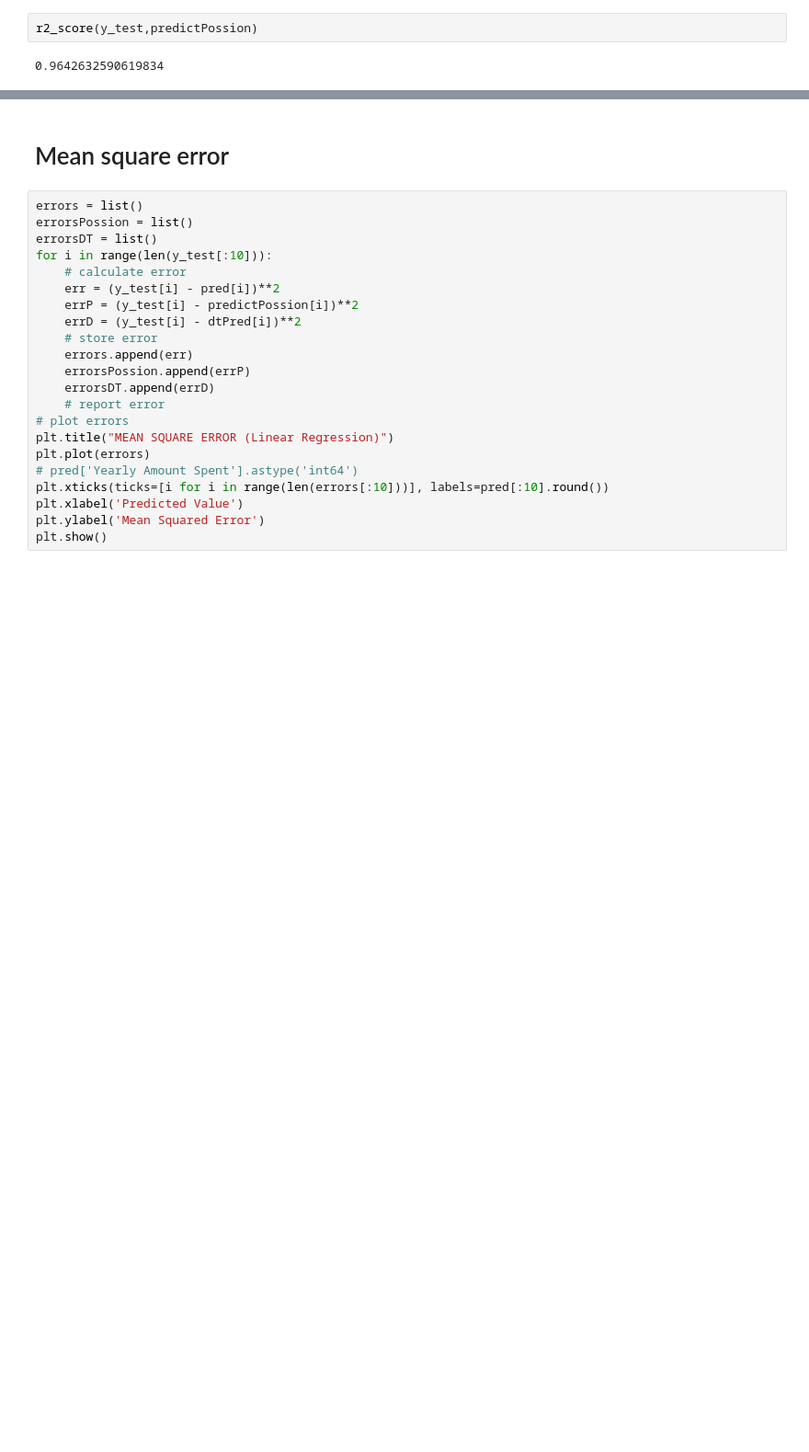
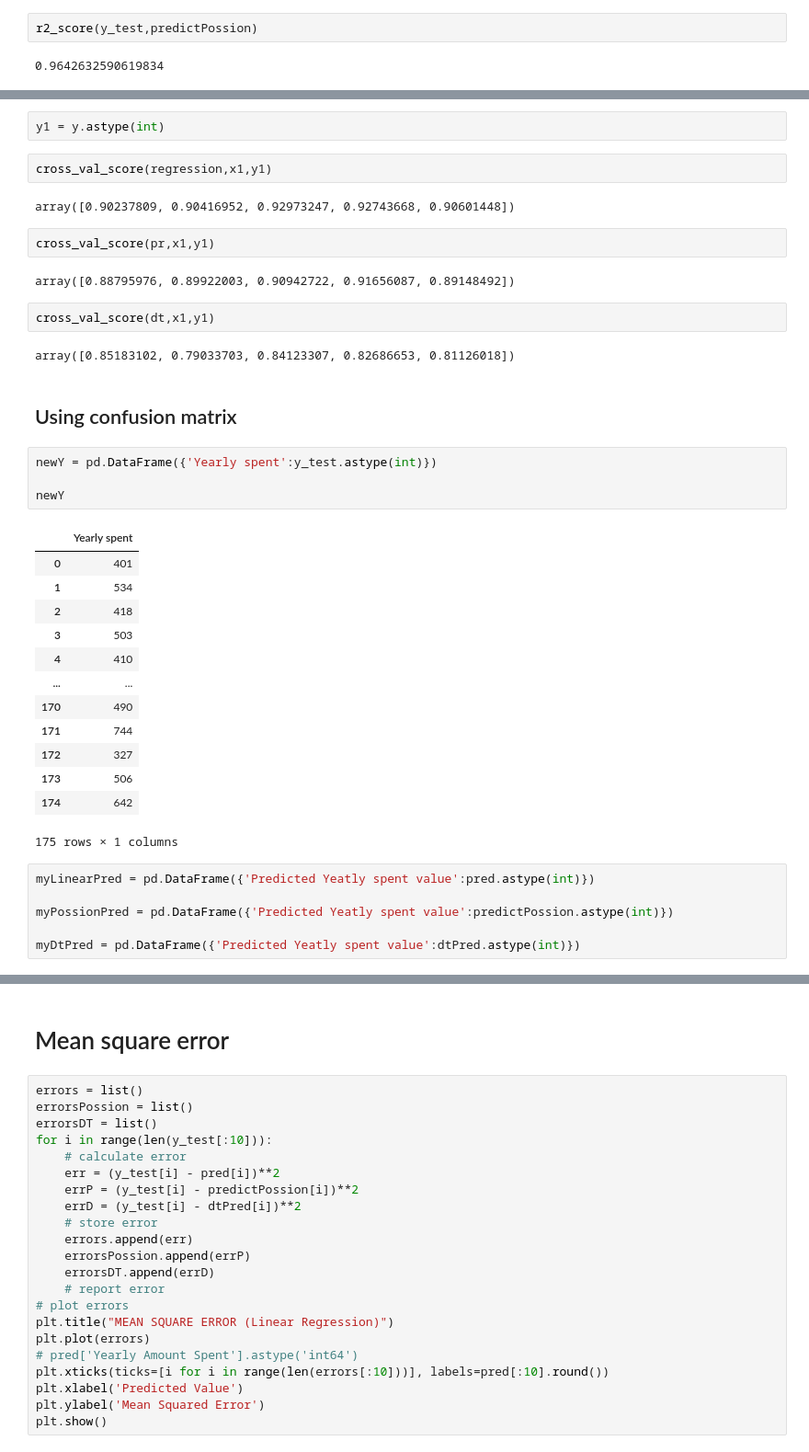
Before and after one commit to siddh34/DSML-Project, a Jupyter notebook: analysis.ipynb, the cells around one changed output, grey strips where cells are left out. Shown at 92% size. Cells and saved outputs as stored; diff of their text form; blank space fills up the shorter version.

```diff
--- a/analysis.ipynb
+++ b/analysis.ipynb
@@ -341,0 +348,40 @@ r2_score(y_test,dtPred)
+# %%
+y1 = y.astype(int)
+# %%
+cross_val_score(regression,x1,y1)
+# %% [output]
+array([0.90237809, 0.90416952, 0.92973247, 0.92743668, 0.90601448])
+# %%
+cross_val_score(pr,x1,y1)
+# %% [output]
+array([0.88795976, 0.89922003, 0.90942722, 0.91656087, 0.89148492])
+# %%
+cross_val_score(dt,x1,y1)
+# %% [output]
+array([0.85183102, 0.79033703, 0.84123307, 0.82686653, 0.81126018])
+# %% [markdown]
+## Using confusion matrix
+# %%
+newY = pd.DataFrame({'Yearly spent':y_test.astype(int)})
+
+newY
+# %% [output]
+|  | Yearly spent |
+| 0 | 401 |
+| 1 | 534 |
+| 2 | 418 |
+| 3 | 503 |
+| 4 | 410 |
+| ... | ... |
+| 170 | 490 |
+| 171 | 744 |
+| 172 | 327 |
+| 173 | 506 |
+| 174 | 642 |
+175 rows × 1 columns
+# %%
+myLinearPred = pd.DataFrame({'Predicted Yeatly spent value':pred.astype(int)})
+
+myPossionPred = pd.DataFrame({'Predicted Yeatly spent value':predictPossion.astype(int)})
+
+myDtPred = pd.DataFrame({'Predicted Yeatly spent value':dtPred.astype(int)})
```
Also changed, not shown: parts of 9 cells of this notebook, 1 other file.
